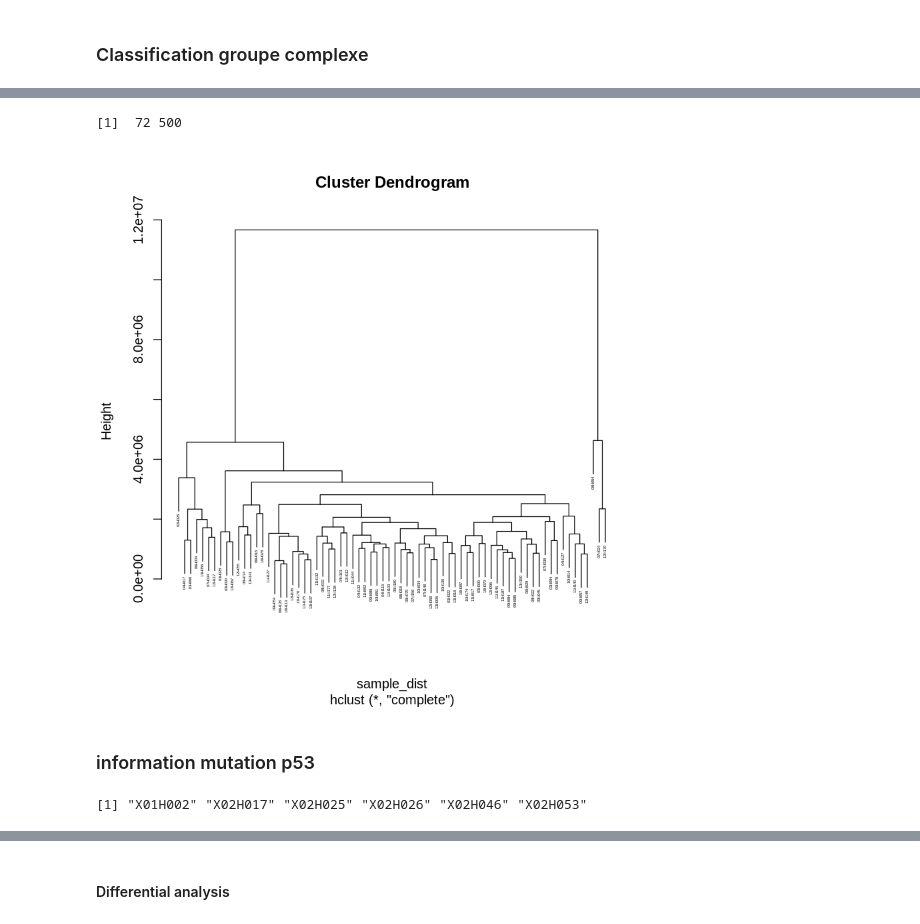
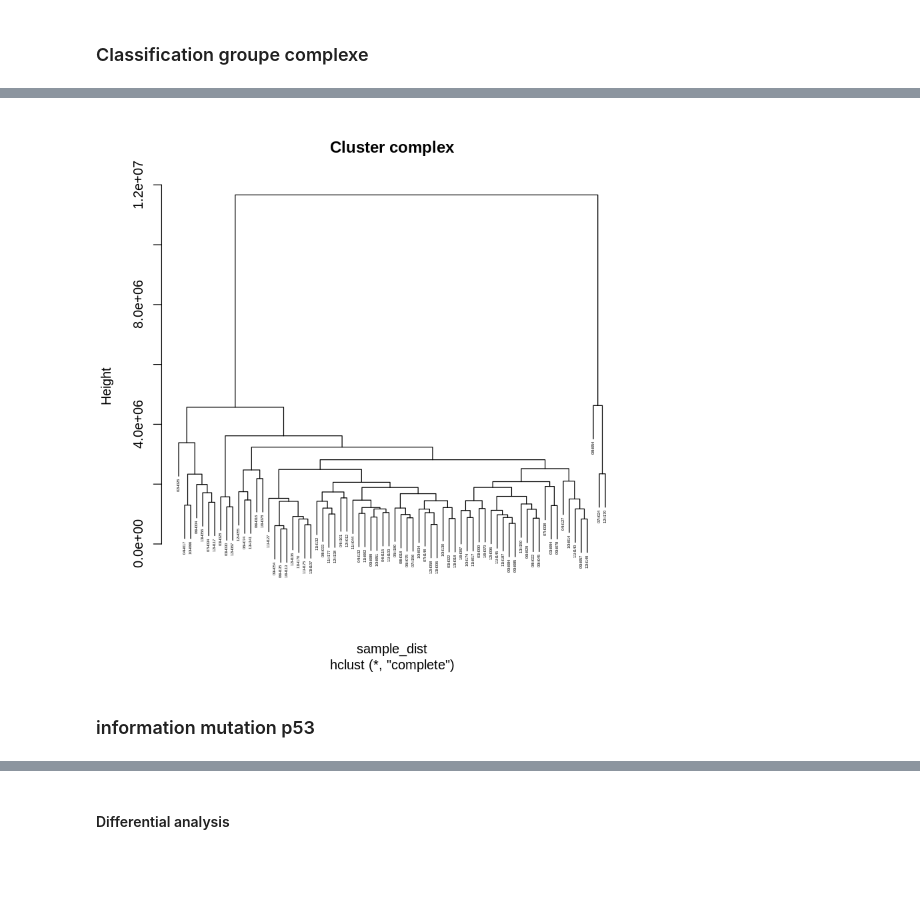
Before and after one commit to SafiaSafa/AYA_project, a Jupyter notebook: script/AYA_DE_analysis.ipynb, the cells around one changed output, grey strips where cells are left out. Cells and saved outputs as stored; diff of their text form; code cells hidden in the pictures; blank space fills up the shorter version.

Commit message:
Clustering analysis

```diff
--- a/script/AYA_DE_analysis.ipynb
+++ b/script/AYA_DE_analysis.ipynb
@@ -424,16 +381,13 @@ head(ordered_data)
 # %%
 tordered_data=t(ordered_data)
-dim(tordered_data[,c(1:500)])
-# %% [output]
-[1]  72 500
 # %%
 sample_dist=dist(tordered_data[,c(1:500)], method = "euclidean")
 # %%
 hc=hclust(sample_dist, method = "complete", members = NULL)
 
-plot(hc, cex=0.3)
+plot(hc, cex=0.3, main = "Cluster complex")
 # %% [output]
-[figure, old version]
+[figure, new version]
 # %% [markdown]
 ### information mutation p53
 # %%
@@ -441,8 +395,5 @@ tp53_mutations = read.table("/home/safia/Documents/tp53_mutations.txt", header =
 # %%
 tp53 = colnames(tp53_mutations[2:171])
-head(tp53)
 tp53 = substring(tp53,2)
-# %% [output]
-[1] "X01H002" "X02H017" "X02H025" "X02H026" "X02H046" "X02H053"
 # %%
 count_tp53 = read_count[,tp53]
```
Also changed, not shown: parts of 20 cells of this notebook, 1 other file.
